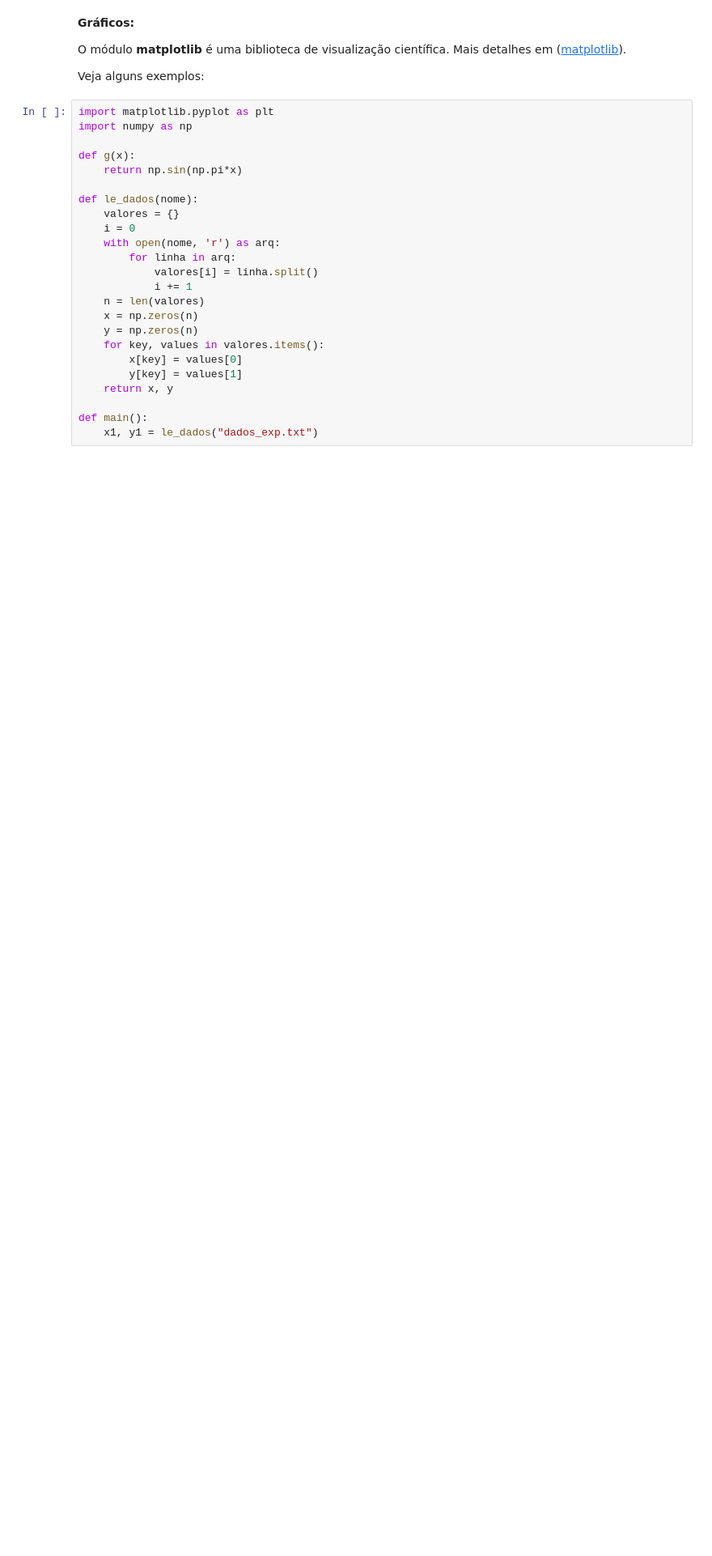
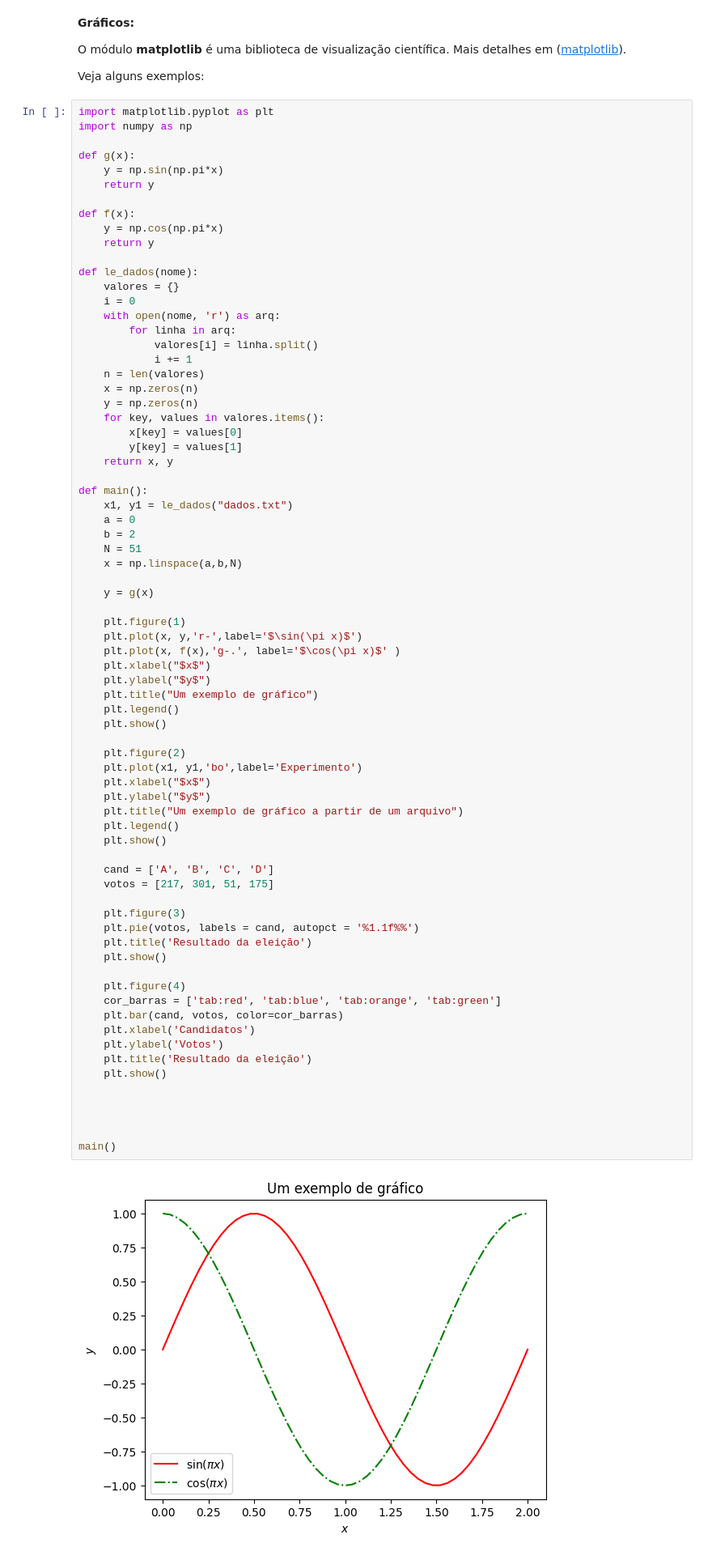
Before and after one commit to pccalegari/Exemplos_ICC, a Jupyter notebook: Graficos.ipynb, the cells around one changed output. Shown: that part at 81% size. Saved outputs shown, nothing was run; the diff lists cells and outputs as text; blank space fills up the shorter version.

```diff
--- a/Graficos.ipynb
+++ b/Graficos.ipynb
@@ -67,24 +67,75 @@ Veja alguns exemplos:
 # %%
 import matplotlib.pyplot as plt
 import numpy as np
 
 def g(x):
-    return np.sin(np.pi*x)
+    y = np.sin(np.pi*x)
+    return y
+
+def f(x):
+    y = np.cos(np.pi*x)
+    return y
 
 def le_dados(nome):
     valores = {}
     i = 0
     with open(nome, 'r') as arq:
         for linha in arq:
             valores[i] = linha.split()
             i += 1
     n = len(valores)
     x = np.zeros(n)
     y = np.zeros(n)
     for key, values in valores.items():
         x[key] = values[0]
         y[key] = values[1]
     return x, y
 
 def main():
-    x1, y1 = le_dados("dados_exp.txt")
+    x1, y1 = le_dados("dados.txt")
+    a = 0
+    b = 2
+    N = 51
+    x = np.linspace(a,b,N)
+
+    y = g(x)
+
+    plt.figure(1)
+    plt.plot(x, y,'r-',label='$\sin(\pi x)$')
+    plt.plot(x, f(x),'g-.', label='$\cos(\pi x)$' )
+    plt.xlabel("$x$")
+    plt.ylabel("$y$")
+    plt.title("Um exemplo de gráfico")
+    plt.legend()
+    plt.show()
+
+    plt.figure(2)
+    plt.plot(x1, y1,'bo',label='Experimento')
+    plt.xlabel("$x$")
+    plt.ylabel("$y$")
+    plt.title("Um exemplo de gráfico a partir de um arquivo")
+    plt.legend()
+    plt.show()
+
+    cand = ['A', 'B', 'C', 'D']
+    votos = [217, 301, 51, 175]
+
+    plt.figure(3)
+    plt.pie(votos, labels = cand, autopct = '%1.1f%%')
+    plt.title('Resultado da eleição')
+    plt.show()
+
+    plt.figure(4)
+    cor_barras = ['tab:red', 'tab:blue', 'tab:orange', 'tab:green']
+    plt.bar(cand, votos, color=cor_barras)
+    plt.xlabel('Candidatos')
+    plt.ylabel('Votos')
+    plt.title('Resultado da eleição')
+    plt.show()
+
+
+
+
+main()
+# %% [output]
+[figure, added]
```
Also changed, not shown: parts of 3 cells of this notebook.
